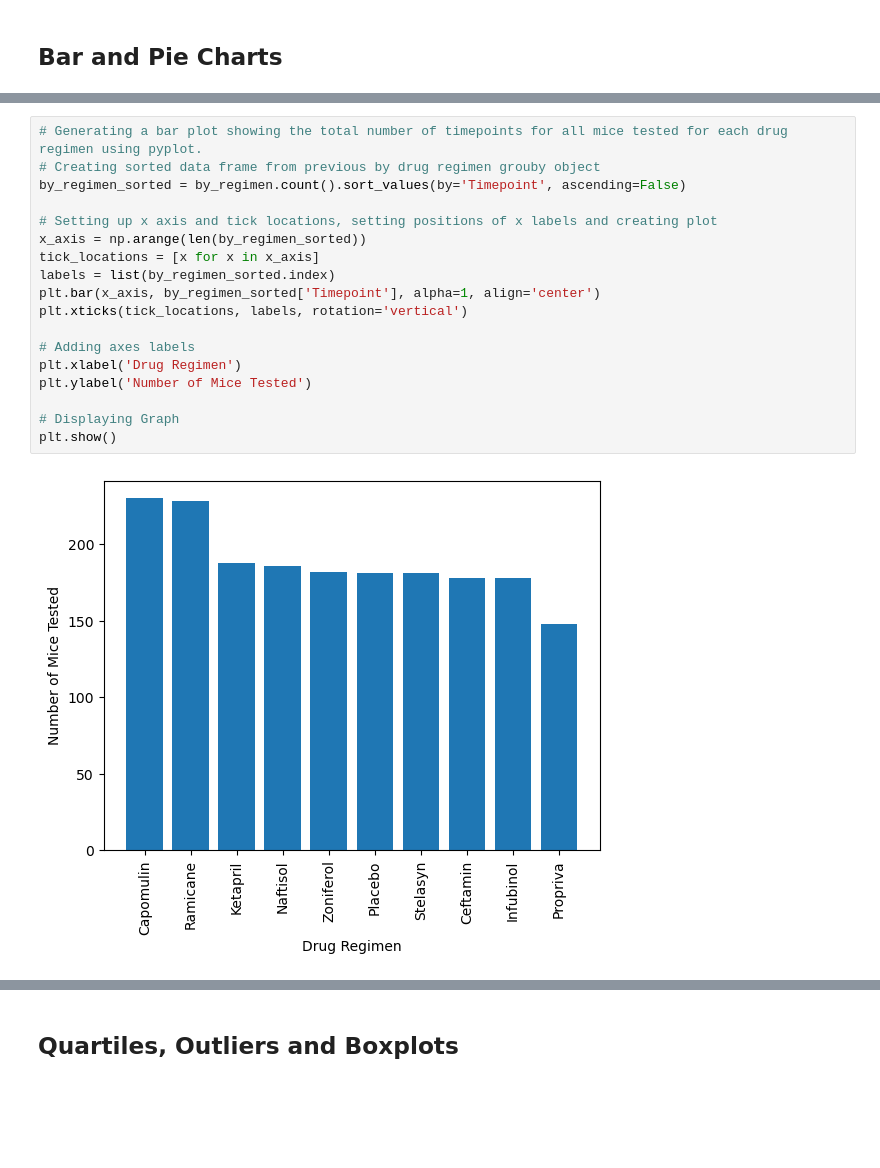
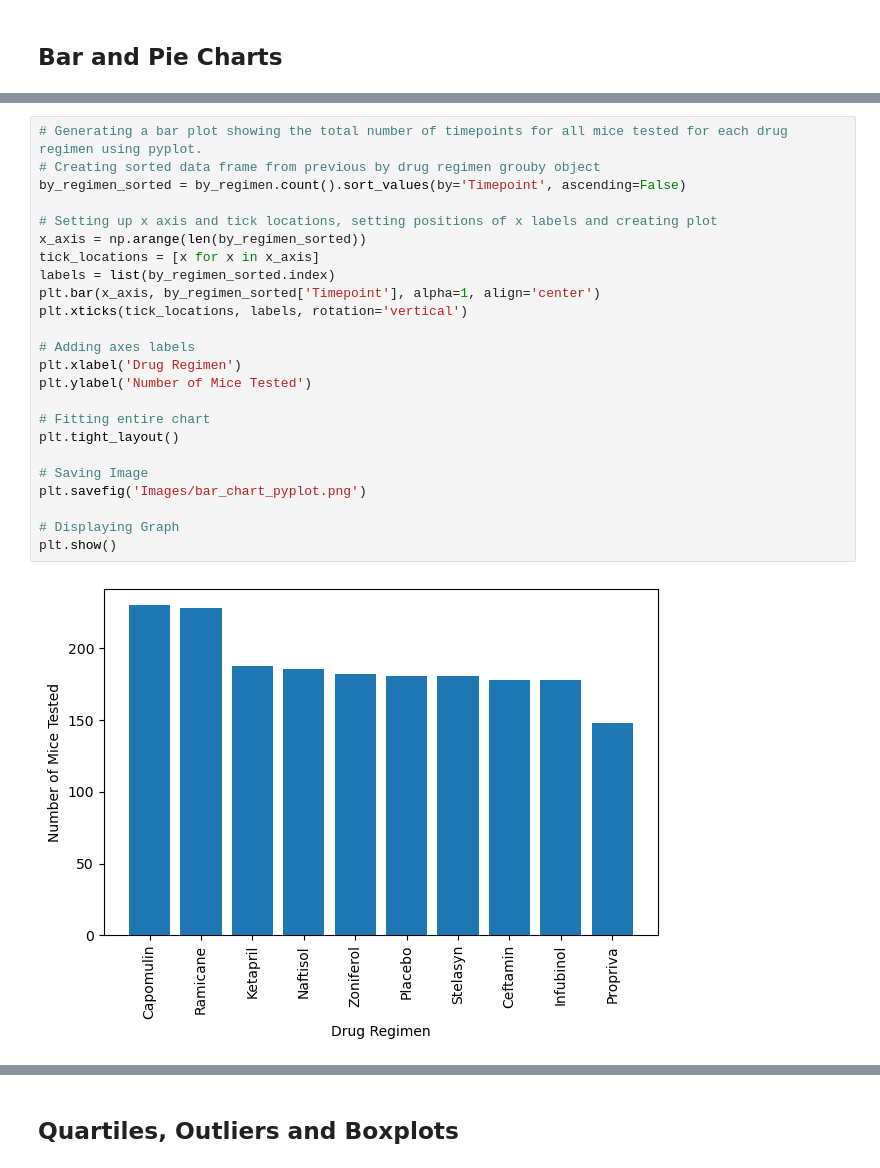
Before and after one commit to KevinMosweu/matplotlib-challenge, a Jupyter notebook: Pymaceuticals/Pymaceuticals.ipynb, the cells around one changed output, grey strips where cells are left out. Saved outputs shown, nothing was run; the diff lists cells and outputs as text; blank space fills up the shorter version.

```diff
--- a/Pymaceuticals/Pymaceuticals.ipynb
+++ b/Pymaceuticals/Pymaceuticals.ipynb
@@ -158,23 +163,29 @@ timepoints_by_regimen.plot(kind='bar', ylabel='Number of Mice Tested')
 # %%
 # Generating a bar plot showing the total number of timepoints for all mice tested for each drug regimen using pyplot.
 # Creating sorted data frame from previous by drug regimen grouby object
 by_regimen_sorted = by_regimen.count().sort_values(by='Timepoint', ascending=False)
 
 # Setting up x axis and tick locations, setting positions of x labels and creating plot
 x_axis = np.arange(len(by_regimen_sorted))
 tick_locations = [x for x in x_axis]
 labels = list(by_regimen_sorted.index)
 plt.bar(x_axis, by_regimen_sorted['Timepoint'], alpha=1, align='center')
 plt.xticks(tick_locations, labels, rotation='vertical')
 
 # Adding axes labels
 plt.xlabel('Drug Regimen')
 plt.ylabel('Number of Mice Tested')
 
+# Fitting entire chart
+plt.tight_layout()
+
+# Saving Image
+plt.savefig('Images/bar_chart_pyplot.png')
+
 # Displaying Graph
 plt.show()
 # %% [output]
-[figure, old version]
+[figure, new version]
 # %%
 # Getting count of respective sexes in Data
 sex_counts = combined_data_clean['Sex'].value_counts()
```
Also changed, not shown: parts of 7 cells of this notebook, 8 other files.
